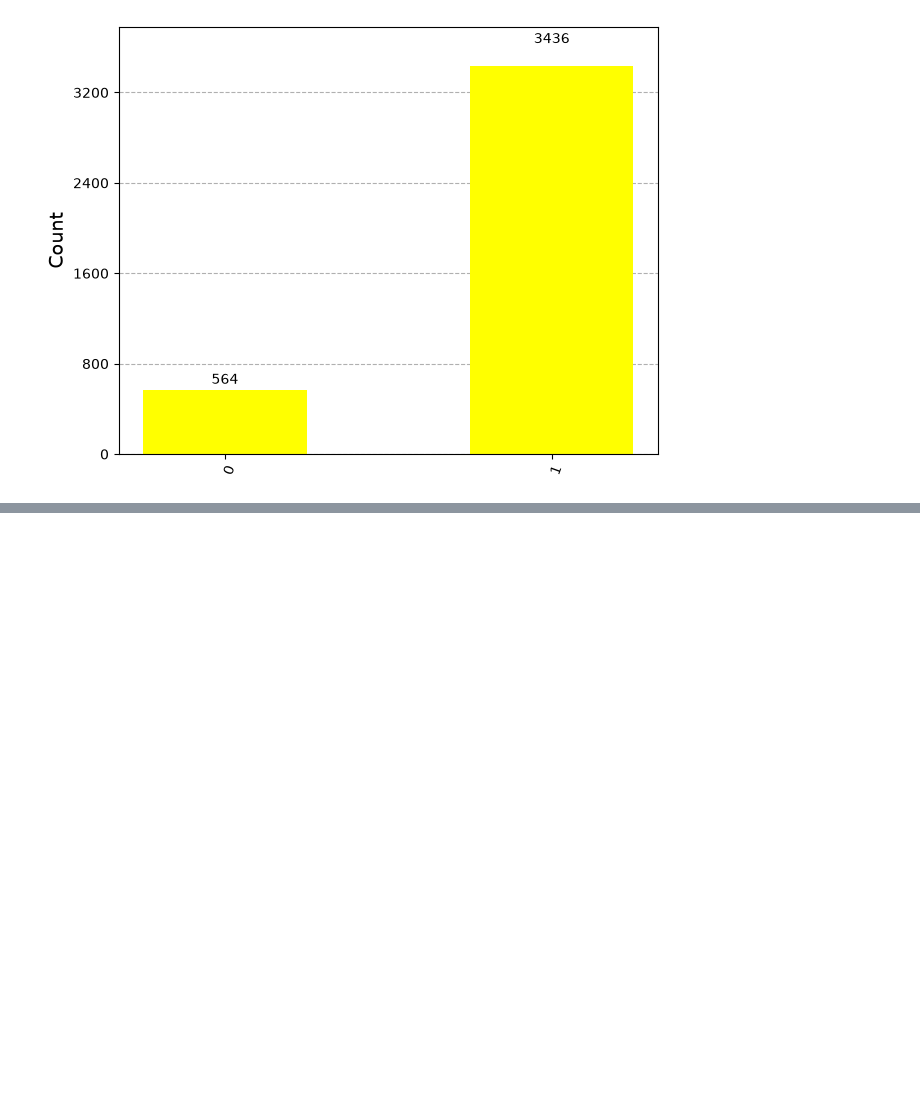
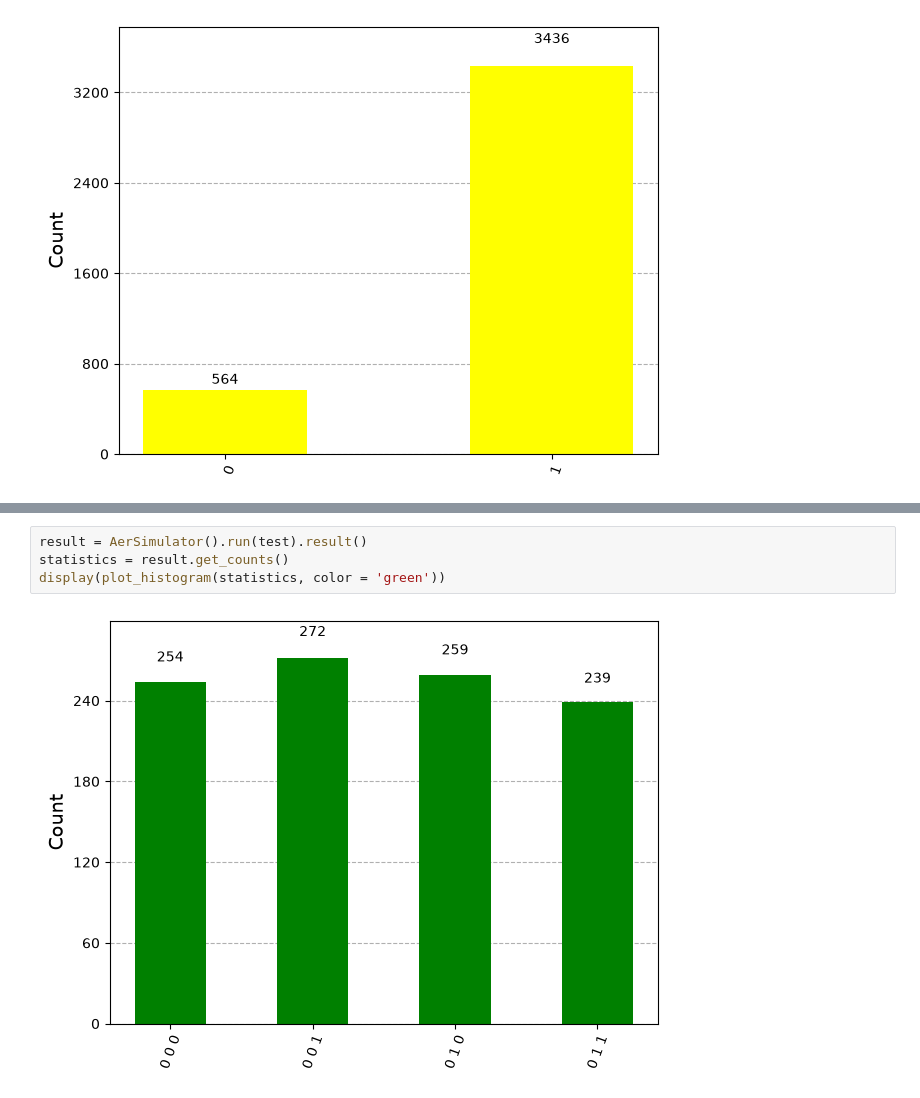
Before and after one commit to sukriti-g/Learning-Qiskit, a Jupyter notebook: learning qiskit.ipynb, the cells around one changed output, grey strips where cells are left out. Drawn from its saved outputs; the diff is of its cells as text; blank space fills up the shorter version.

```diff
--- a/learning qiskit.ipynb
+++ b/learning qiskit.ipynb
@@ -182,0 +357,6 @@ display(plot_histogram(statistics, color='yellow'))
+# %%
+result = AerSimulator().run(test).result()
+statistics = result.get_counts()
+display(plot_histogram(statistics, color = 'green'))
+# %% [output]
+[figure, added]
```
Also changed, not shown: parts of 25 cells of this notebook.
